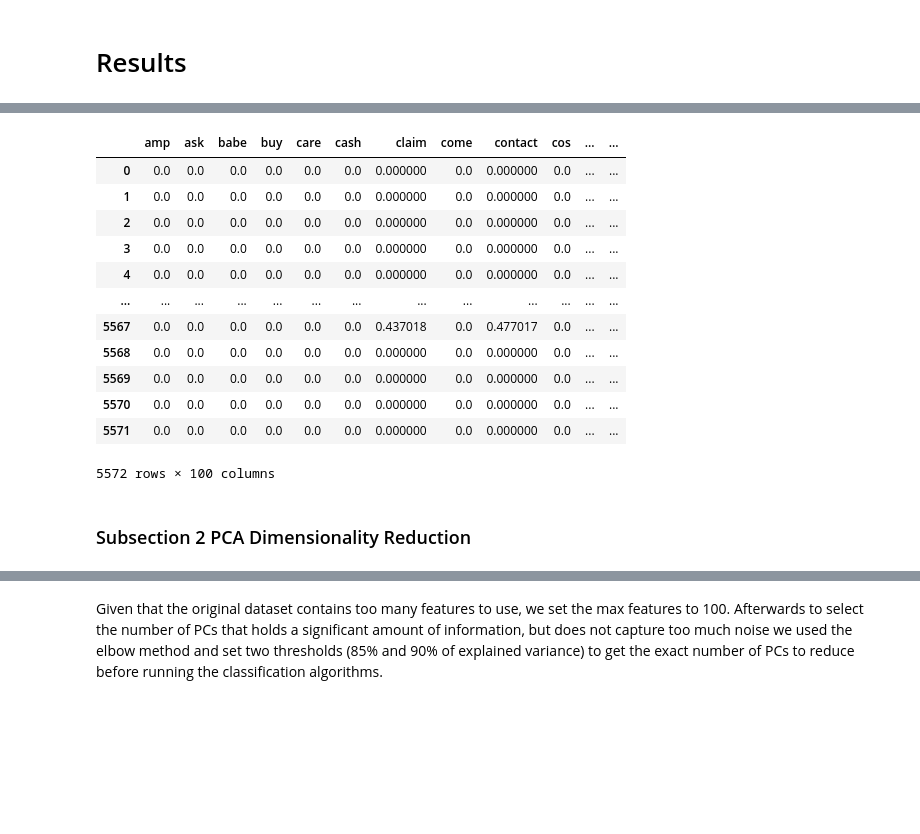
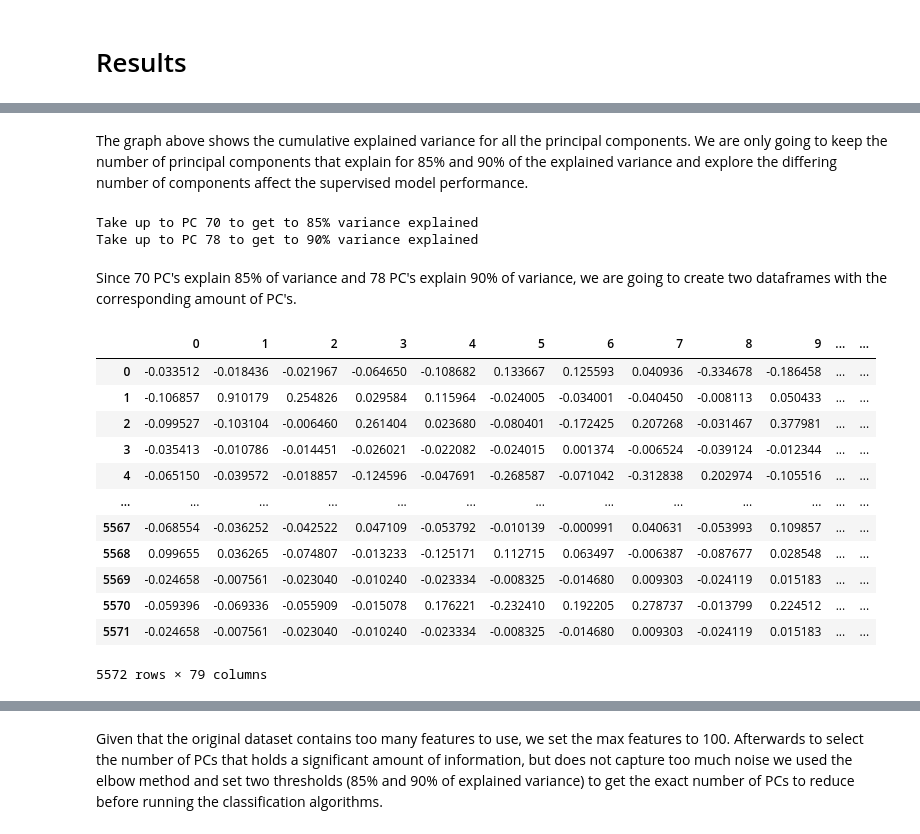
Before and after one commit to bonzonwin/UnsupervisedML_FinalProj, a Jupyter notebook: FinalProject_groupXXX.ipynb, the cells around one changed output, grey strips where cells are left out. Cells and saved outputs as stored; diff of their text form; code cells hidden in the pictures; blank space fills up the shorter version.

```diff
--- a/FinalProject_groupXXX.ipynb
+++ b/FinalProject_groupXXX.ipynb
@@ -94,3 +175,43 @@ from sklearn.decomposition import PCA
+# %% [markdown]
+The graph above shows the cumulative explained variance for all the principal components. We are only going to keep the number of principal components that explain for 85% and 90% of the explained variance and explore the differing number of components affect the supervised model performance.
+# %%
+#Find number of PC's that account for 85% and 90% of variance
+var_exp_threshs = [85, 90]
+
+total_var_exp = np.cumsum(pca.explained_variance_ratio_)
+
+for var_exp_thresh in var_exp_threshs:
+    pcindex = np.where(total_var_exp >= var_exp_thresh / 100)[0]
+    print(f'Take up to PC {pcindex[0]} to get to {var_exp_thresh}% variance explained')
+# %% [output]
+Take up to PC 70 to get to 85% variance explained
+Take up to PC 78 to get to 90% variance explained
+# %% [markdown]
+Since 70 PC's explain 85% of variance and 78 PC's explain 90% of variance, we are going to create two dataframes with the corresponding amount of PC's.
+# %%
+pca_85 = PCA(n_components=70)
+red_85 = pca_85.fit_transform(tfidf_df)
+reduced_85 = pd.DataFrame(red_85).join(data['Label'])
+reduced_85
+
+pca_90 = PCA(n_components=78)
+red_90 = pca_90.fit_transform(tfidf_df)
+reduced_90 = pd.DataFrame(red_90).join(data['Label'])
+reduced_90
+# %% [output]
+|  | 0 | 1 | 2 | 3 | 4 | 5 | 6 | 7 | 8 | 9 | ... | ... |
+| 0 | -0.033512 | -0.018436 | -0.021967 | -0.064650 | -0.108682 | 0.133667 | 0.125593 | 0.040936 | -0.334678 | -0.186458 | ... | ... |
+| 1 | -0.106857 | 0.910179 | 0.254826 | 0.029584 | 0.115964 | -0.024005 | -0.034001 | -0.040450 | -0.008113 | 0.050433 | ... | ... |
+| 2 | -0.099527 | -0.103104 | -0.006460 | 0.261404 | 0.023680 | -0.080401 | -0.172425 | 0.207268 | -0.031467 | 0.377981 | ... | ... |
+| 3 | -0.035413 | -0.010786 | -0.014451 | -0.026021 | -0.022082 | -0.024015 | 0.001374 | -0.006524 | -0.039124 | -0.012344 | ... | ... |
+| 4 | -0.065150 | -0.039572 | -0.018857 | -0.124596 | -0.047691 | -0.268587 | -0.071042 | -0.312838 | 0.202974 | -0.105516 | ... | ... |
+| ... | ... | ... | ... | ... | ... | ... | ... | ... | ... | ... | ... | ... |
+| 5567 | -0.068554 | -0.036252 | -0.042522 | 0.047109 | -0.053792 | -0.010139 | -0.000991 | 0.040631 | -0.053993 | 0.109857 | ... | ... |
+| 5568 | 0.099655 | 0.036265 | -0.074807 | -0.013233 | -0.125171 | 0.112715 | 0.063497 | -0.006387 | -0.087677 | 0.028548 | ... | ... |
+| 5569 | -0.024658 | -0.007561 | -0.023040 | -0.010240 | -0.023334 | -0.008325 | -0.014680 | 0.009303 | -0.024119 | 0.015183 | ... | ... |
+| 5570 | -0.059396 | -0.069336 | -0.055909 | -0.015078 | 0.176221 | -0.232410 | 0.192205 | 0.278737 | -0.013799 | 0.224512 | ... | ... |
+| 5571 | -0.024658 | -0.007561 | -0.023040 | -0.010240 | -0.023334 | -0.008325 | -0.014680 | 0.009303 | -0.024119 | 0.015183 | ... | ... |
+5572 rows × 79 columns
 # %% [markdown]
 To look for any relevent patterns in the large dataset our group used PCA and t-SNE to visulaize the data; However, the plots from both PCA and t-SNE reveal no useful information about the features in the dataset. This is most likely due to the large number features in our dataset and also the sparse structure of our TFIDF matrix data. As a result we need a lot more princple components, which is harder to visualize. We also decided to use PCA to reduce dimensions over t-SNE because of the sparse nature of our data and PCA is less computationally expensive.
 
@@ -127,35 +223,0 @@ data['label'] = data['Category'].apply(lambda x: 0.0 if x == 'ham' else 1.0)
-# %%
-#Need to reduce the number of features from 3000 to 100, too many features to run for PCA+GMM
-X = data['Message']
-y = data['label']
-
-#The model we will need to evaluate in train, test, validation set.
-# X_train, X_test, y_train, y_test = train_test_split(X, y, test_size=0.2, random_state=42)
-
-tfidf_vectorizer = TfidfVectorizer(max_features=100)
-X_tfidf = tfidf_vectorizer.fit_transform(X)
-# X_train_tfidf = tfidf_vectorizer.fit_transform(X_train)
-# X_test_tfidf = tfidf_vectorizer.transform(X_test)
-
-feature_names = tfidf_vectorizer.get_feature_names_out()
-
-tfidf_df = pd.DataFrame(X_tfidf.toarray(), columns=feature_names)
-
-# Display the first few rows of the DataFrame
-tfidf_df
-# %% [output]
-|  | amp | ask | babe | buy | care | cash | claim | come | contact | cos | ... | ... |
-| 0 | 0.0 | 0.0 | 0.0 | 0.0 | 0.0 | 0.0 | 0.000000 | 0.0 | 0.000000 | 0.0 | ... | ... |
-| 1 | 0.0 | 0.0 | 0.0 | 0.0 | 0.0 | 0.0 | 0.000000 | 0.0 | 0.000000 | 0.0 | ... | ... |
-| 2 | 0.0 | 0.0 | 0.0 | 0.0 | 0.0 | 0.0 | 0.000000 | 0.0 | 0.000000 | 0.0 | ... | ... |
-| 3 | 0.0 | 0.0 | 0.0 | 0.0 | 0.0 | 0.0 | 0.000000 | 0.0 | 0.000000 | 0.0 | ... | ... |
-| 4 | 0.0 | 0.0 | 0.0 | 0.0 | 0.0 | 0.0 | 0.000000 | 0.0 | 0.000000 | 0.0 | ... | ... |
-| ... | ... | ... | ... | ... | ... | ... | ... | ... | ... | ... | ... | ... |
-| 5567 | 0.0 | 0.0 | 0.0 | 0.0 | 0.0 | 0.0 | 0.437018 | 0.0 | 0.477017 | 0.0 | ... | ... |
-| 5568 | 0.0 | 0.0 | 0.0 | 0.0 | 0.0 | 0.0 | 0.000000 | 0.0 | 0.000000 | 0.0 | ... | ... |
-| 5569 | 0.0 | 0.0 | 0.0 | 0.0 | 0.0 | 0.0 | 0.000000 | 0.0 | 0.000000 | 0.0 | ... | ... |
-| 5570 | 0.0 | 0.0 | 0.0 | 0.0 | 0.0 | 0.0 | 0.000000 | 0.0 | 0.000000 | 0.0 | ... | ... |
-| 5571 | 0.0 | 0.0 | 0.0 | 0.0 | 0.0 | 0.0 | 0.000000 | 0.0 | 0.000000 | 0.0 | ... | ... |
-5572 rows × 100 columns
-# %% [markdown]
-### Subsection 2 PCA Dimensionality Reduction
```
Also changed, not shown: parts of 18 cells of this notebook.
